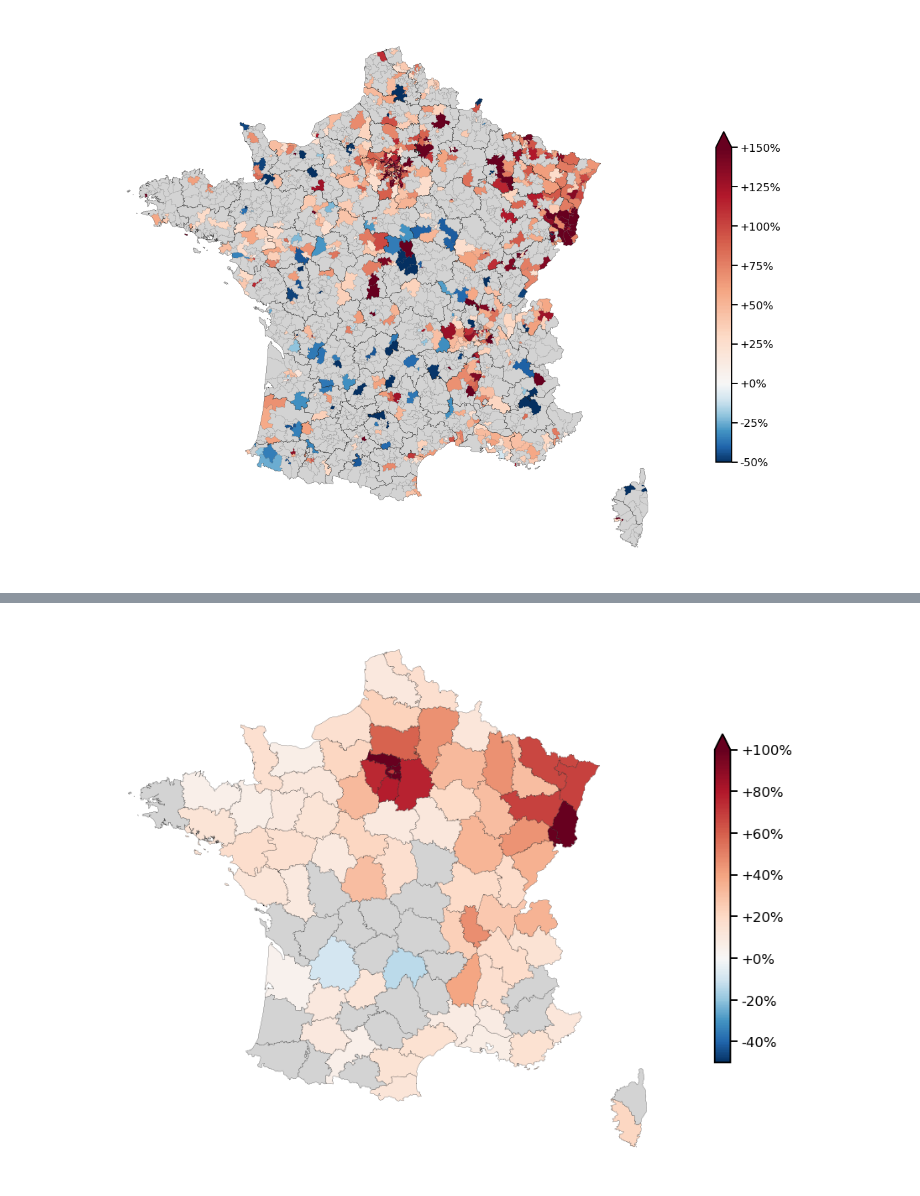
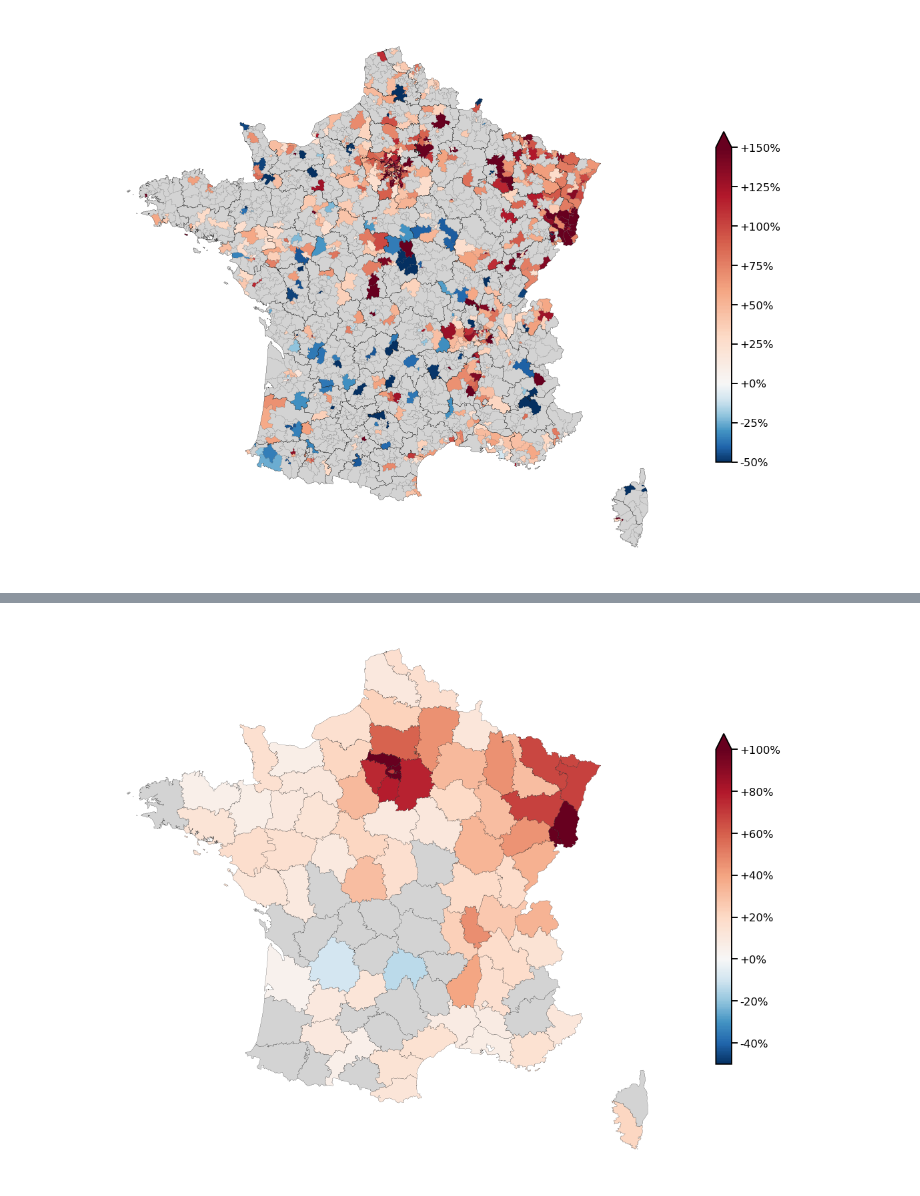
Before and after one commit to payoto/covid19-incrementality, a Jupyter notebook: analysis/france-geo-incremental-death.ipynb, the cells around one changed output, grey strips where cells are left out. Saved outputs shown, nothing was run; the diff lists cells and outputs as text; code cells hidden in the pictures.

```diff
--- a/analysis/france-geo-incremental-death.ipynb
+++ b/analysis/france-geo-incremental-death.ipynb
@@ -199,30 +200,31 @@ sns.despine(top=True, bottom=True, right=True, left=True)
 # %%
 norm = matplotlib.colors.TwoSlopeNorm(vmin=-.5, vcenter=0., vmax=1.)
 cmap = plt.cm.RdBu_r
 
-fig = figure(figsize=(18, 12))
+fig = figure(figsize=(18, 12), facecolor='w')
 ax = fig.add_subplot(111)
 pr = geo_dept.loc[~geo_dept.code_dept.isin({'97', '971', '972', '973', '974', '976'})].plot(
     column='surmortality_signif', cmap=cmap, linewidth=0.2, edgecolor='k',
     ax=ax, norm=norm,
     missing_kwds={'facecolor': 'lightgray'}
 )
 # pr2 = geo_dept.loc[~geo_dept.code_dept.isin({'97', '971', '972', '973', '974', '976'})].plot(
 #     linewidth=0.2, edgecolor='k',
 #     ax=ax, color='none',
 # )
 
 cbar = fig.colorbar(cm.ScalarMappable(norm=norm, cmap=cmap), shrink=0.6, extend='max')
 cbar.set_ticks(cbar.get_ticks())
 cbar.set_ticklabels(['{:+.0%}'.format(i) for i in cbar.get_ticks()])
 
 
 # Hide grid lines
 ax.grid(False)
 
 # Hide axes ticks
 ax.set_xticks([])
 ax.set_yticks([])
 sns.despine(top=True, bottom=True, right=True, left=True)
+tight_layout()
 # %% [output]
-[figure, old version]
+[figure, new version]
```
Also changed, not shown: parts of 1 cell of this notebook, 1 other file.
